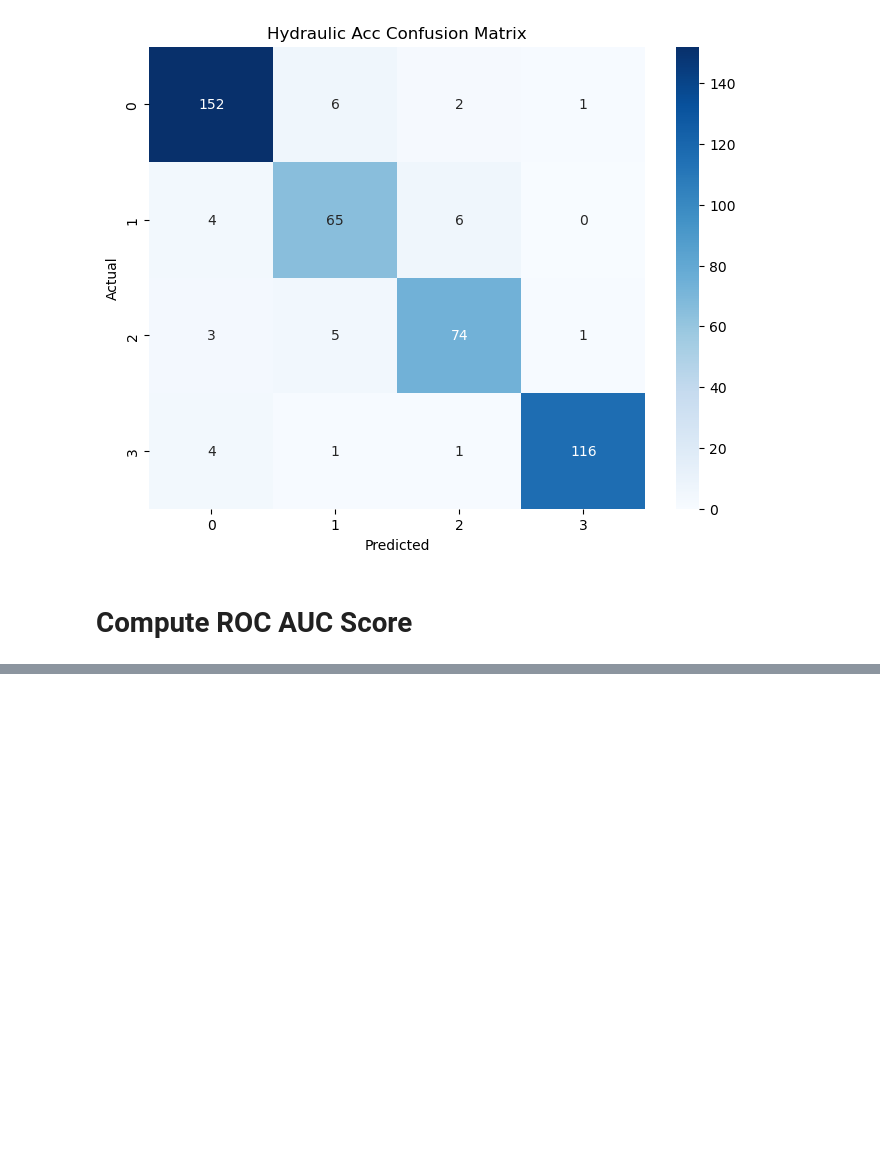
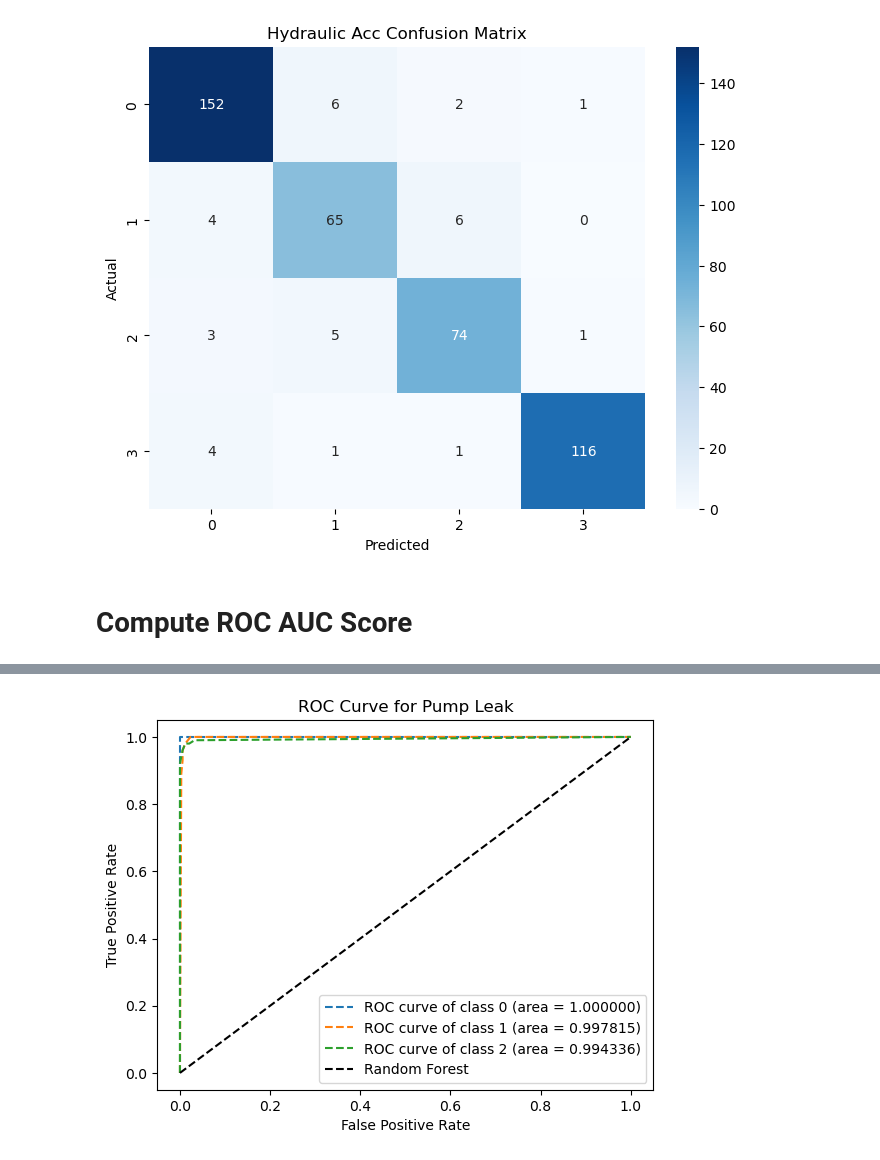
Before and after one commit to ajaykofficial/Machine-Learning, a Jupyter notebook: Condition Monitoring of Hydraulic System/KNN.ipynb, the cells around one changed output, grey strips where cells are left out. Saved outputs shown, nothing was run; the diff lists cells and outputs as text; code cells hidden in the pictures; blank space fills up the shorter version.

```diff
--- a/Condition Monitoring of Hydraulic System/KNN.ipynb
+++ b/Condition Monitoring of Hydraulic System/KNN.ipynb
@@ -316,0 +355,17 @@ print("ROC AUC Score - Stable Flag:",roc_auc_score_stable)
+# %%
+class_pump=np.unique(y_test['y_pumpLeak'])
+fpr_pump = dict()
+tpr_pump = dict()
+roc_auc_pump = dict()
+for i in range(class_pump.shape[0]):
+    fpr_pump[i], tpr_pump[i], _ = roc_curve(y_test['y_pumpLeak'], y_pred_prob_pump[:,i], pos_label=class_pump[i])
+    roc_auc_pump[i] = auc(fpr_pump[i], tpr_pump[i])
+    plt.plot(fpr_pump[i], tpr_pump[i], linestyle='--',label='ROC curve of class {0} (area = {1:f})'.format(class_pump[i], roc_auc_pump[i]))
+plt.plot([0, 1], [0, 1], 'k--',label='Random Forest')
+plt.xlabel('False Positive Rate')
+plt.ylabel('True Positive Rate')
+plt.title('ROC Curve for Pump Leak')
+plt.legend(loc="lower right")
+plt.show()
+# %% [output]
+[figure, added]
```
Also changed, not shown: parts of 7 cells of this notebook.
